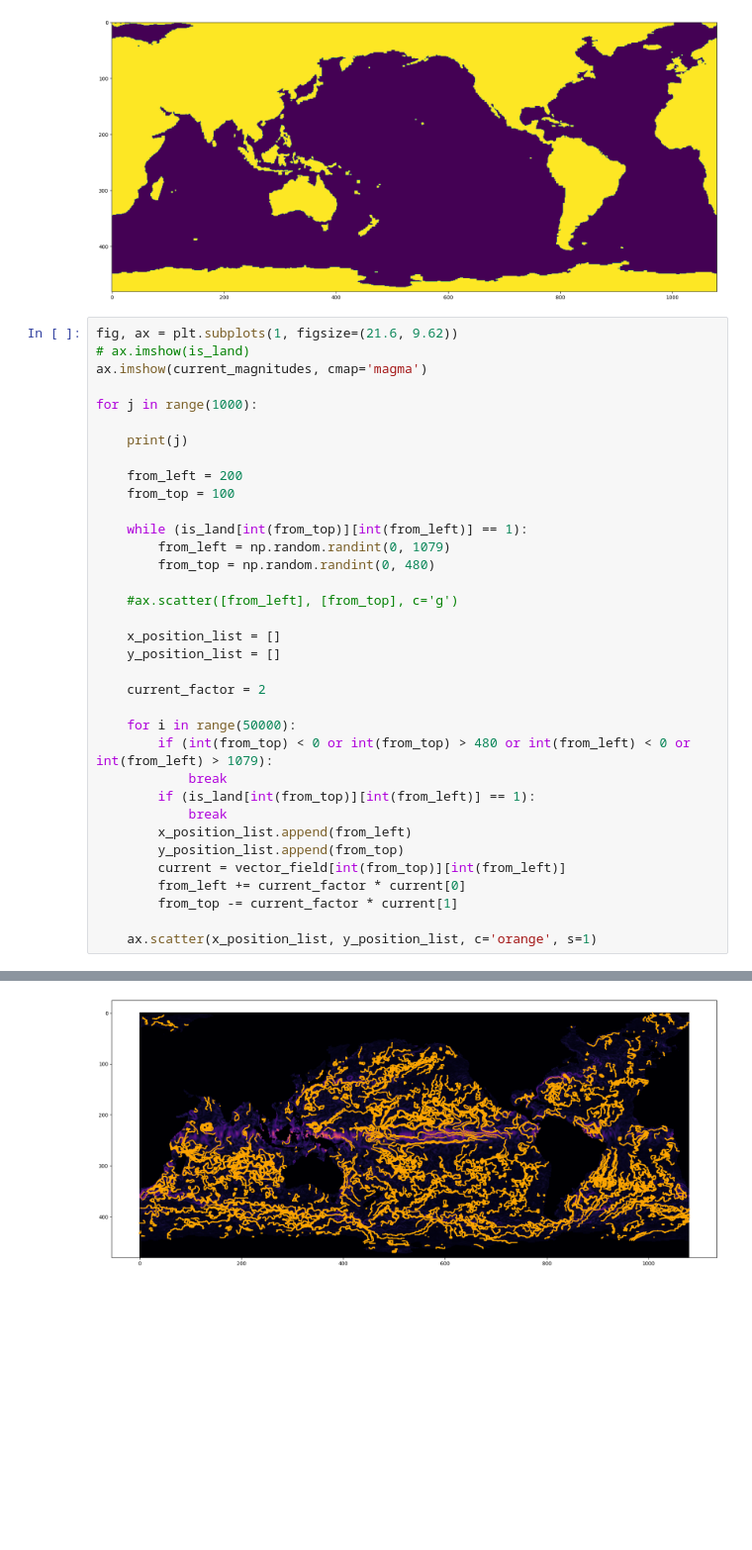
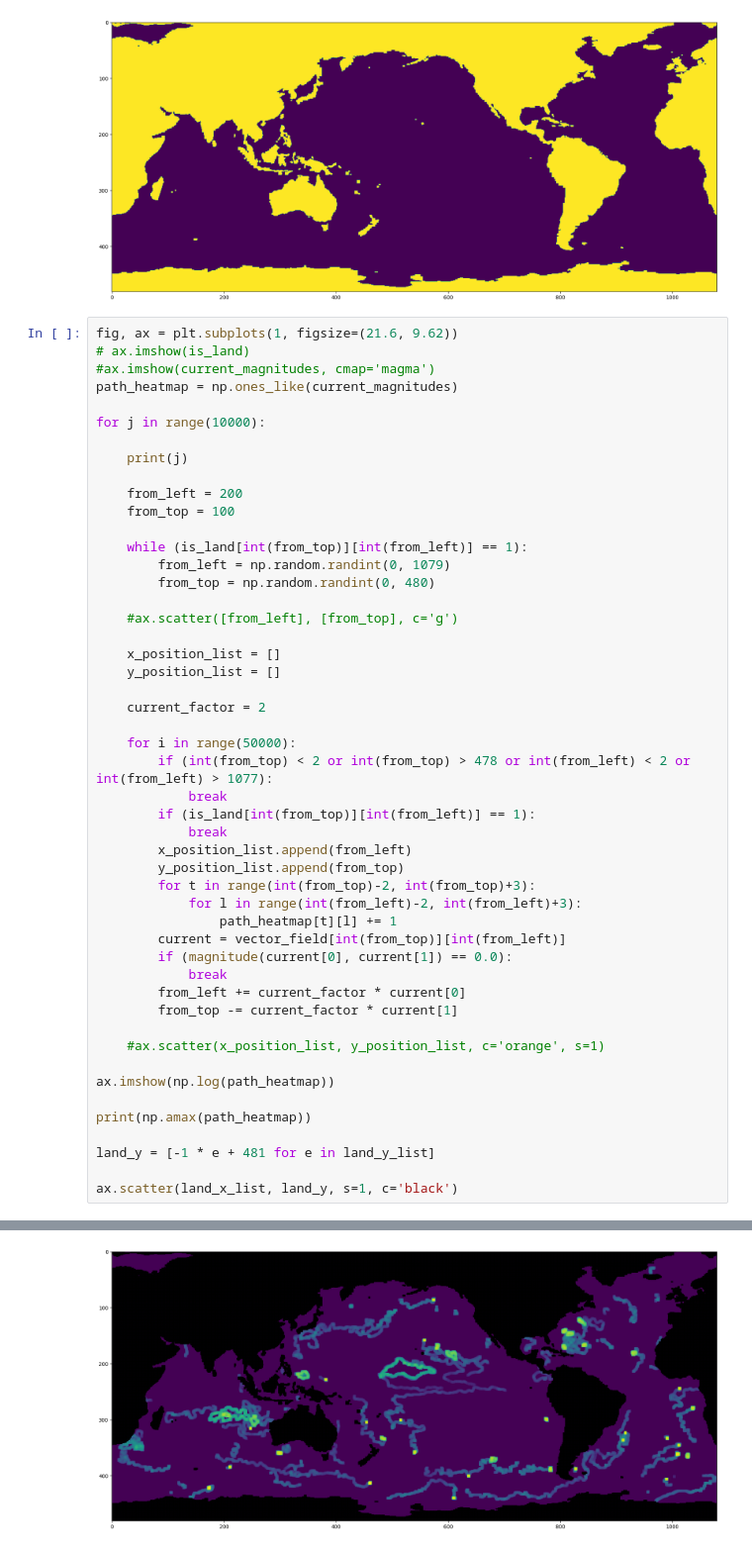
Before and after one commit to adarshramiyer/current-forecasting, a Jupyter notebook: eda.ipynb, the cells around one changed output, grey strips where cells are left out. Shown at 99% size. Saved outputs shown, nothing was run; the diff lists cells and outputs as text; blank space fills up the shorter version.

Commit message:
starting heatmap generation

```diff
--- a/eda.ipynb
+++ b/eda.ipynb
@@ -126,9 +126,10 @@ print(np.sum(is_land))
 # %%
 fig, ax = plt.subplots(1, figsize=(21.6, 9.62))
 # ax.imshow(is_land)
-ax.imshow(current_magnitudes, cmap='magma')
+#ax.imshow(current_magnitudes, cmap='magma')
+path_heatmap = np.ones_like(current_magnitudes)
 
-for j in range(1000):
+for j in range(10000):
 
     print(j)
 
@@ -147,17 +148,30 @@ for j in range(1000):
     current_factor = 2
 
     for i in range(50000):
-        if (int(from_top) < 0 or int(from_top) > 480 or int(from_left) < 0 or int(from_left) > 1079):
+        if (int(from_top) < 2 or int(from_top) > 478 or int(from_left) < 2 or int(from_left) > 1077):
             break
         if (is_land[int(from_top)][int(from_left)] == 1):
             break
         x_position_list.append(from_left)
         y_position_list.append(from_top)
+        for t in range(int(from_top)-2, int(from_top)+3):
+            for l in range(int(from_left)-2, int(from_left)+3):
+                path_heatmap[t][l] += 1
         current = vector_field[int(from_top)][int(from_left)]
+        if (magnitude(current[0], current[1]) == 0.0):
+            break
         from_left += current_factor * current[0]
         from_top -= current_factor * current[1]
 
-    ax.scatter(x_position_list, y_position_list, c='orange', s=1)
+    #ax.scatter(x_position_list, y_position_list, c='orange', s=1)
+
+ax.imshow(np.log(path_heatmap))
+
+print(np.amax(path_heatmap))
+
+land_y = [-1 * e + 481 for e in land_y_list]
+
+ax.scatter(land_x_list, land_y, s=1, c='black')
 # %% [output]
 0
 1
@@ -179 +194 @@ for j in range(1000):
-[figure, old version]
+[figure, new version]
```
Also changed, not shown: parts of 1 cell of this notebook.
